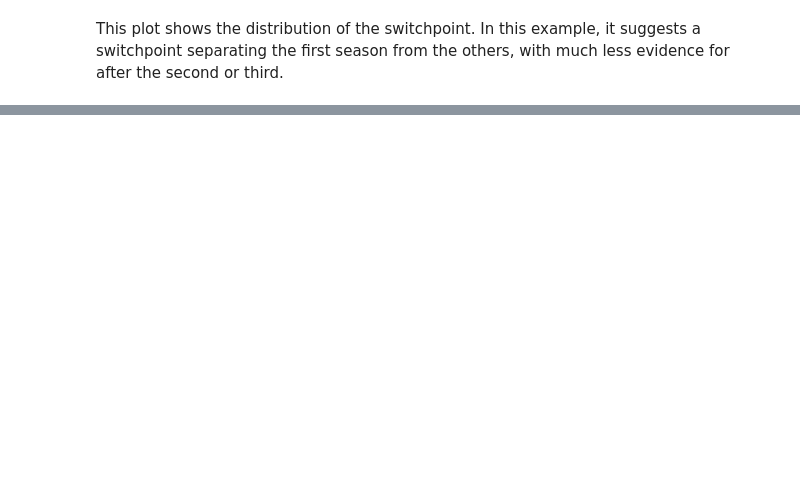
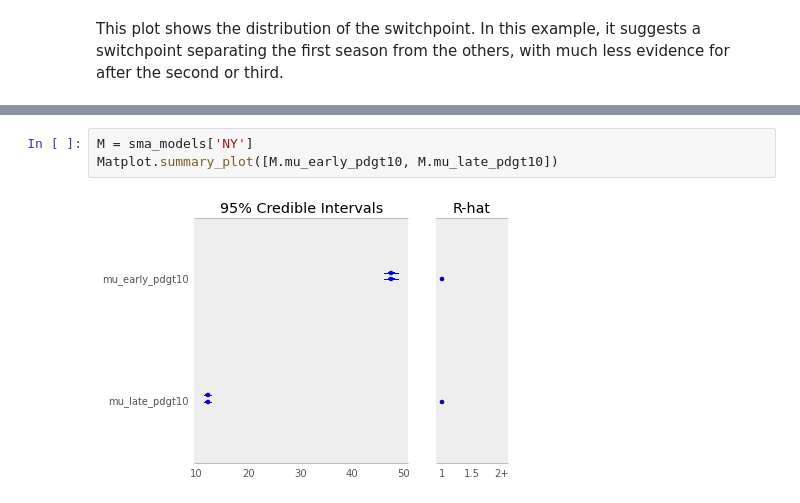
Before and after one commit to fonnesbeck/vessel-compliance-analysis, a Jupyter notebook: Changepoint Analysis.ipynb, the cells around one changed output, grey strips where cells are left out. Drawn from its saved outputs; the diff is of its cells as text; blank space fills up the shorter version.

```diff
--- a/Changepoint Analysis.ipynb
+++ b/Changepoint Analysis.ipynb
@@ -200,0 +216,5 @@ plt.hist(M.switchpoint.trace()[:])
+# %%
+M = sma_models['NY']
+Matplot.summary_plot([M.mu_early_pdgt10, M.mu_late_pdgt10])
+# %% [output]
+[figure, added]
```
Also changed, not shown: parts of 9 cells of this notebook, 1 other file.
